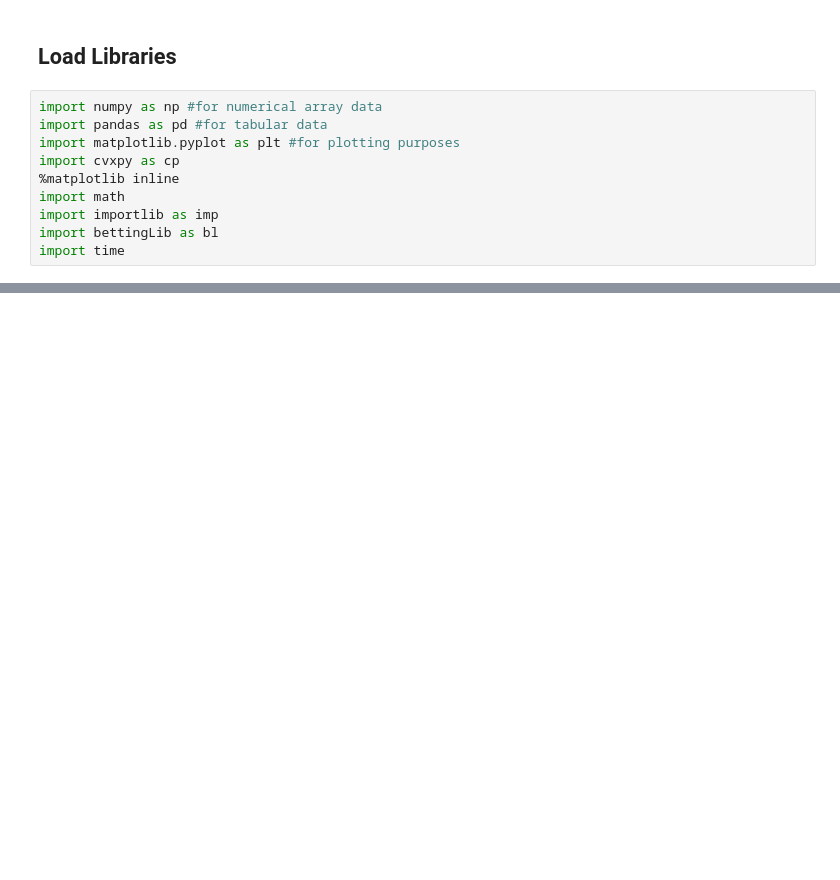
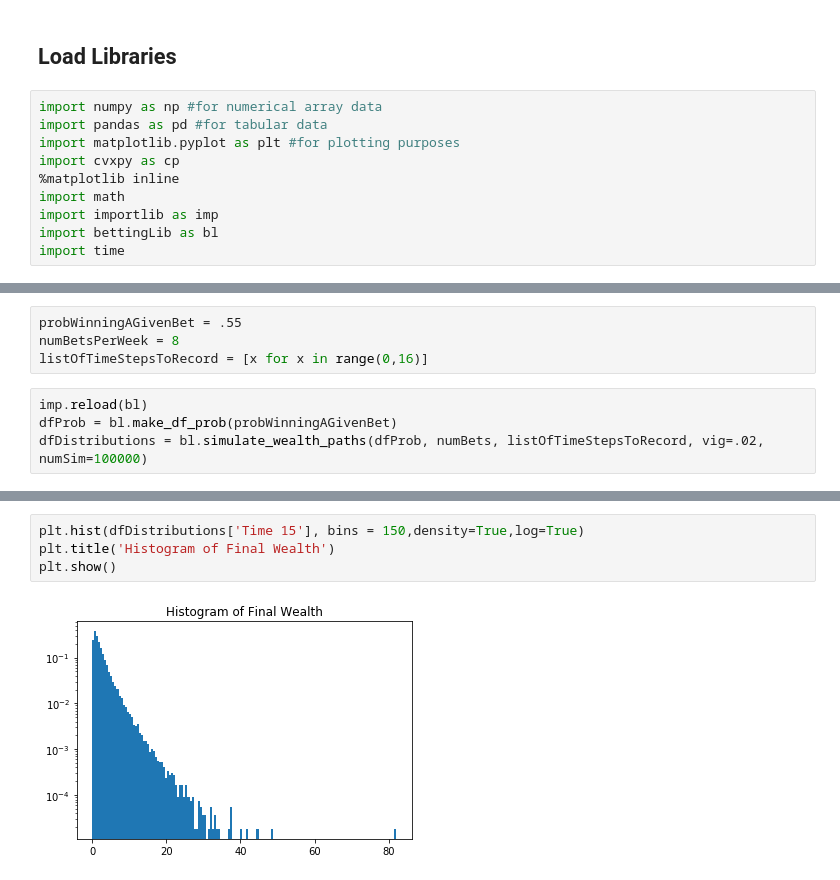
Before and after one commit to bubblesort251/GamblingAnalysis, a Jupyter notebook: BreakEvenAnalysis.ipynb, the cells around one changed output, grey strips where cells are left out. Saved outputs shown, nothing was run; the diff lists cells and outputs as text; blank space fills up the shorter version.

```diff
--- a/BreakEvenAnalysis.ipynb
+++ b/BreakEvenAnalysis.ipynb
@@ -69,0 +60,8 @@ It took 0.026878833770751953
+# %%
+probWinningAGivenBet = .55
+numBetsPerWeek = 8
+listOfTimeStepsToRecord = [x for x in range(0,16)]
+# %%
+imp.reload(bl)
+dfProb = bl.make_df_prob(probWinningAGivenBet)
+dfDistributions = bl.simulate_wealth_paths(dfProb, numBets, listOfTimeStepsToRecord, vig=.02, numSim=100000)
@@ -69,0 +90,6 @@ It took 0.026878833770751953
+# %%
+plt.hist(dfDistributions['Time 15'], bins = 150,density=True,log=True)
+plt.title('Histogram of Final Wealth')
+plt.show()
+# %% [output]
+[figure, added]
```
Also changed, not shown: parts of 15 cells of this notebook, 1 other file.
